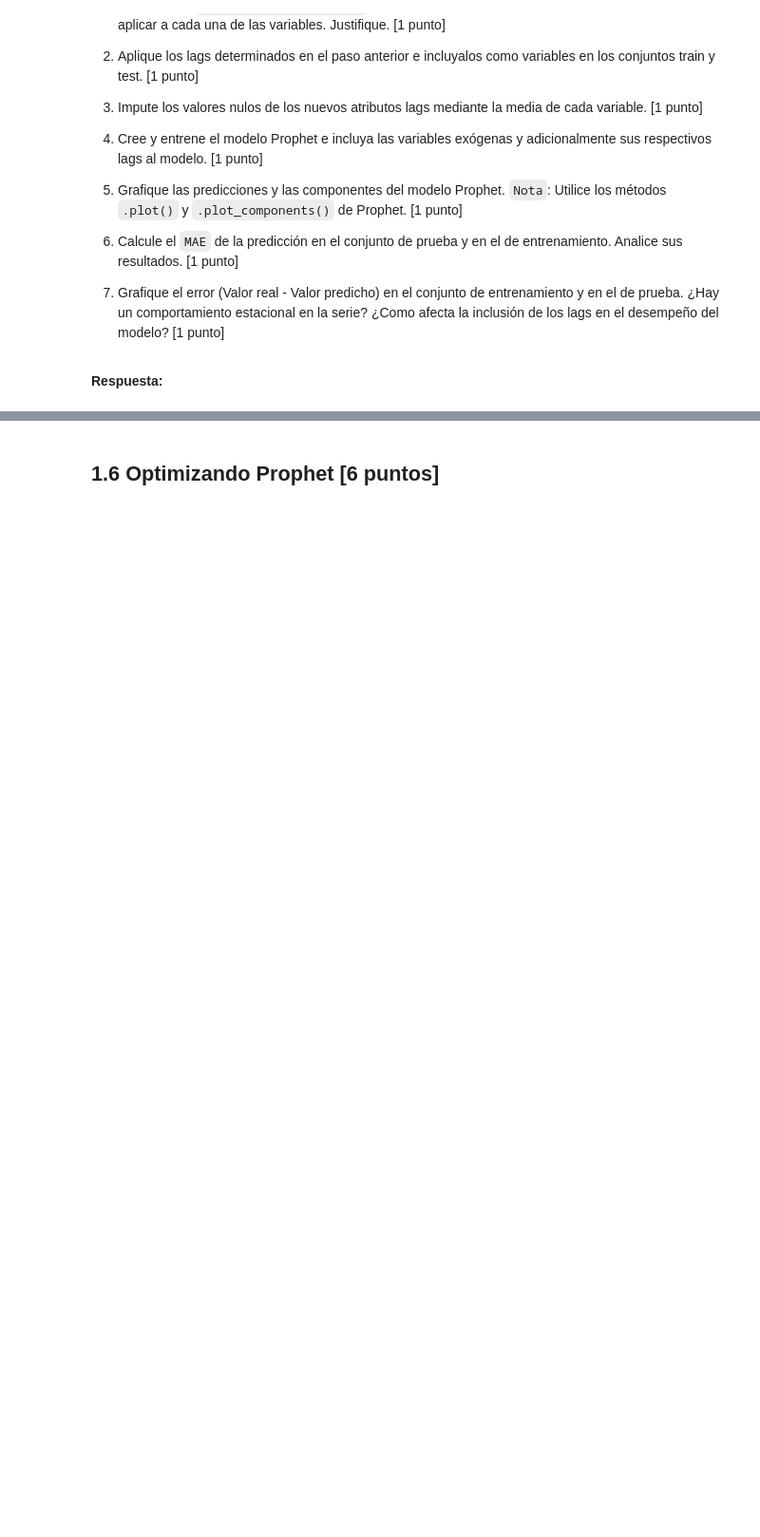
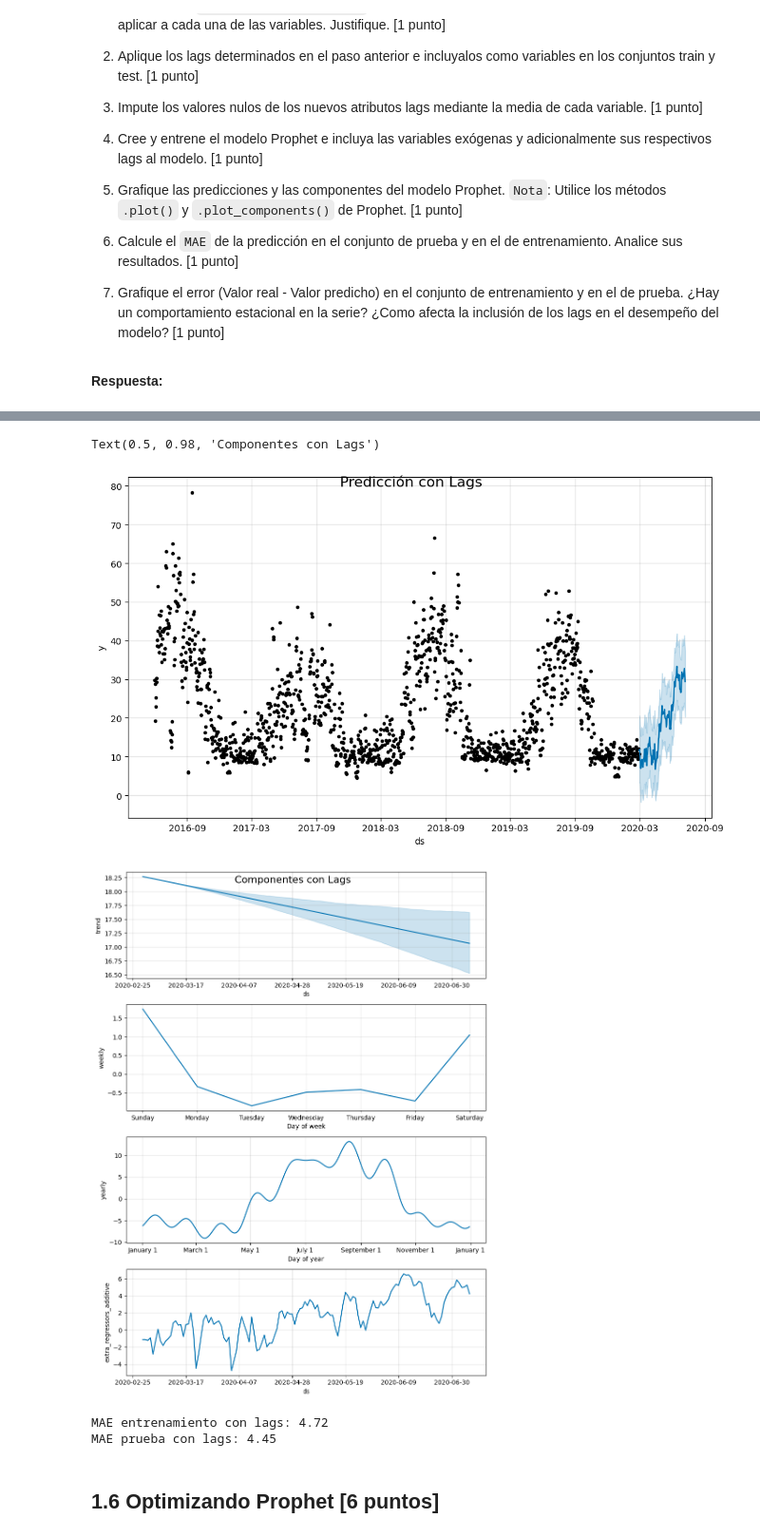
Before and after one commit to ignacio3645/MDS7202, a Jupyter notebook: Laboratorio_10/Lab10_enunciado.ipynb, the cells around one changed output, grey strips where cells are left out. Shown at 95% size. Saved outputs shown, nothing was run; the diff lists cells and outputs as text; code cells hidden in the pictures; blank space fills up the shorter version.

```diff
--- a/Laboratorio_10/Lab10_enunciado.ipynb
+++ b/Laboratorio_10/Lab10_enunciado.ipynb
@@ -223,0 +723,28 @@ Para ello, a usted se le pide que:
+# %%
+# Lags
+lags = [1, 2    ]
+
+# lags para las variables seleccionadas
+for var in avg_vars:
+    for lag in lags:
+        frink[f'{var}_lag{lag}'] = frink[var].shift(lag)
+# %%
+# Imputar con la media
+frink.fillna(frink.mean(numeric_only=True), inplace=True)
+# %%
+train_lag = train.merge(frink, on='date', how='left')
+test_lag = test.merge(frink, on='date', how='left')
+
+# Renombrar para Prophet
+train_lag = train_lag.rename(columns={'date': 'ds', 'Energy_kWh': 'y'})
+test_lag = test_lag.rename(columns={'date': 'ds', 'Energy_kWh': 'y'})
+# %%
+model_lag = Prophet()
+
+# Regresores originales + lags
+regresores_lags = avg_vars + [f"{v}_lag{l}" for v in avg_vars for l in lags]
+
+for reg in regresores_lags:
+    model_lag.add_regressor(reg)
+
+model_lag.fit(train_lag[['ds', 'y'] + regresores_lags])
@@ -223,0 +755,8 @@ Para ello, a usted se le pide que:
+# %%
+# Predicciones
+forecast_lag = model_lag.predict(test_lag[['ds'] + regresores_lags])
+forecast_train_lag = model_lag.predict(train_lag[['ds'] + regresores_lags])
+
+model_lag.plot(forecast_lag).suptitle("Predicción con Lags", fontsize=16)
+model_lag.plot_components(forecast_lag).suptitle("Componentes con Lags", fontsize=16)
+# %% [output]
@@ -223,0 +779,12 @@ Para ello, a usted se le pide que:
+Text(0.5, 0.98, 'Componentes con Lags')
+[figure, added]
+[figure, added]
+# %%
+mae_train_lag = mean_absolute_error(train_lag['y'], forecast_train_lag['yhat'])
+mae_test_lag = mean_absolute_error(test_lag['y'], forecast_lag['yhat'])
+
+print(f"MAE entrenamiento con lags: {mae_train_lag:.2f}")
+print(f"MAE prueba con lags: {mae_test_lag:.2f}")
+# %% [output]
+MAE entrenamiento con lags: 4.72
+MAE prueba con lags: 4.45
```
Also changed, not shown: parts of 38 cells of this notebook.
